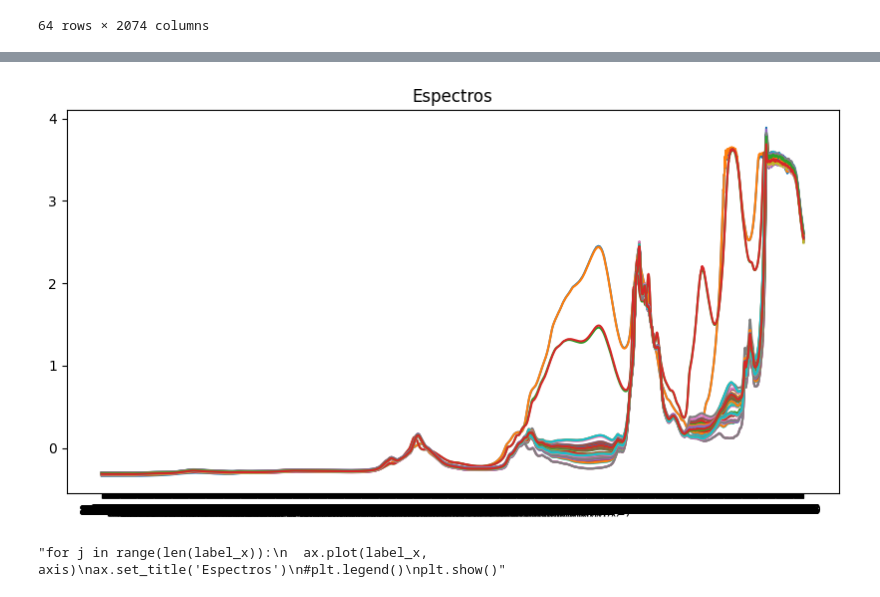
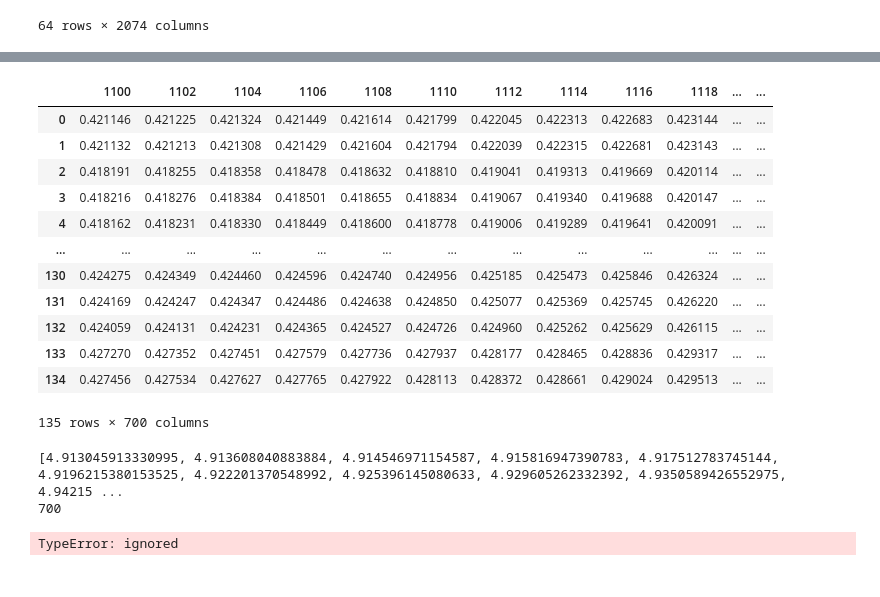
Before and after one commit to jisusP/MachineLearning, a Jupyter notebook: entornoGrafico.ipynb, the cells around one changed output, grey strips where cells are left out. Drawn from its saved outputs; the diff is of its cells as text; code cells hidden in the pictures.

```diff
--- a/entornoGrafico.ipynb
+++ b/entornoGrafico.ipynb
@@ -242,4 +303,27 @@ matriz_x
+# %%
+import pandas as pd
+url = "/content/CURVA DE CALIBRACION ALCOHOL EN IVERMECTINA SLN ORAL.xlsx"
+df = pd.read_excel(url)
+matriz = df.drop(["Muestras",	"Concentración (% g/g)", "Concentraciones "], axis=1)
+matriz
+# %% [output]
+|  | 1100 | 1102 | 1104 | 1106 | 1108 | 1110 | 1112 | 1114 | 1116 | 1118 | ... | ... |
+| 0 | 0.421146 | 0.421225 | 0.421324 | 0.421449 | 0.421614 | 0.421799 | 0.422045 | 0.422313 | 0.422683 | 0.423144 | ... | ... |
+| 1 | 0.421132 | 0.421213 | 0.421308 | 0.421429 | 0.421604 | 0.421794 | 0.422039 | 0.422315 | 0.422681 | 0.423143 | ... | ... |
+| 2 | 0.418191 | 0.418255 | 0.418358 | 0.418478 | 0.418632 | 0.418810 | 0.419041 | 0.419313 | 0.419669 | 0.420114 | ... | ... |
+| 3 | 0.418216 | 0.418276 | 0.418384 | 0.418501 | 0.418655 | 0.418834 | 0.419067 | 0.419340 | 0.419688 | 0.420147 | ... | ... |
+| 4 | 0.418162 | 0.418231 | 0.418330 | 0.418449 | 0.418600 | 0.418778 | 0.419006 | 0.419289 | 0.419641 | 0.420091 | ... | ... |
+| ... | ... | ... | ... | ... | ... | ... | ... | ... | ... | ... | ... | ... |
+| 130 | 0.424275 | 0.424349 | 0.424460 | 0.424596 | 0.424740 | 0.424956 | 0.425185 | 0.425473 | 0.425846 | 0.426324 | ... | ... |
+| 131 | 0.424169 | 0.424247 | 0.424347 | 0.424486 | 0.424638 | 0.424850 | 0.425077 | 0.425369 | 0.425745 | 0.426220 | ... | ... |
+| 132 | 0.424059 | 0.424131 | 0.424231 | 0.424365 | 0.424527 | 0.424726 | 0.424960 | 0.425262 | 0.425629 | 0.426115 | ... | ... |
+| 133 | 0.427270 | 0.427352 | 0.427451 | 0.427579 | 0.427736 | 0.427937 | 0.428177 | 0.428465 | 0.428836 | 0.429317 | ... | ... |
+| 134 | 0.427456 | 0.427534 | 0.427627 | 0.427765 | 0.427922 | 0.428113 | 0.428372 | 0.428661 | 0.429024 | 0.429513 | ... | ... |
+135 rows × 700 columns
 # %%
+
+matriz_x = normalizar(matriz.to_numpy())
+
 import matplotlib.pyplot as plt
 
 label_x=[]
@@ -257,5 +341,6 @@ ax.set_title('Espectros')
 #plt.legend()
 plt.show()
 # %% [output]
-[figure, removed]
-"for j in range(len(label_x)):\n  ax.plot(label_x, axis)\nax.set_title('Espectros')\n#plt.legend()\nplt.show()"
+[4.913045913330995, 4.913608040883884, 4.914546971154587, 4.915816947390783, 4.917512783745144, 4.9196215380153525, 4.922201370548992, 4.925396145080633, 4.929605262332392, 4.9350589426552975, 4.94215 ...
+700
+TypeError: ignored
```
Also changed, not shown: parts of 10 cells of this notebook.
